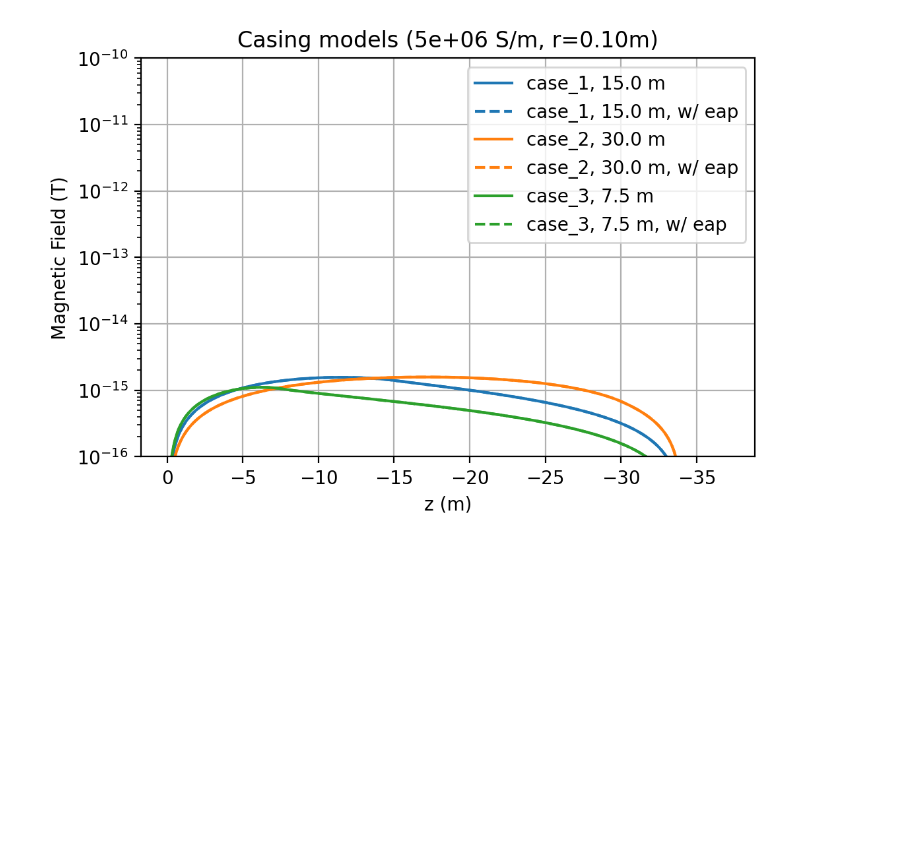
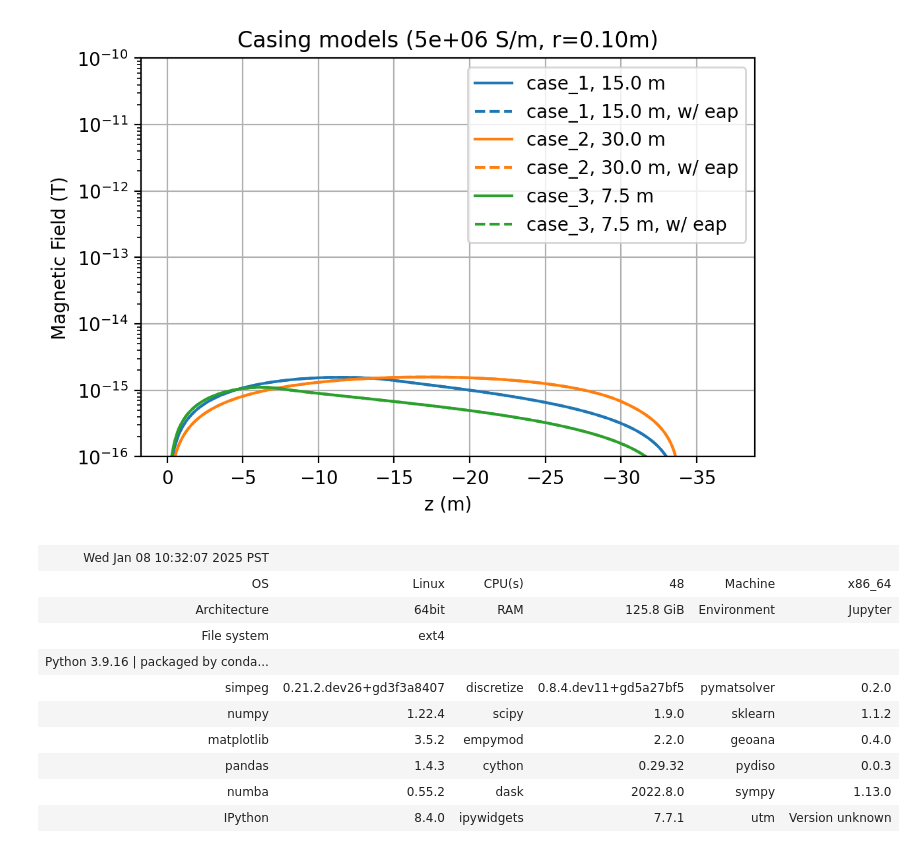
Before and after one commit to ubcgif/2024-sp-plug-and-abandonment, a Jupyter notebook: 1-plug-and-abandonment-steady-state.ipynb, the cells around one changed output. Drawn from its saved outputs; the diff is of its cells as text; code cells hidden in the pictures; blank space fills up the shorter version.

Commit message:
update notebooks, add environment file

```diff
--- a/1-plug-and-abandonment-steady-state.ipynb
+++ b/1-plug-and-abandonment-steady-state.ipynb
@@ -612,3 +612,17 @@ ax.set_title(f"Casing models ({conductivity_values['steel']:1.0e} S/m, r={magnet
 # %% [output]
 Text(0.5, 1.0, 'Casing models (5e+06 S/m, r=0.10m)')
 [figure]
+# %%
+Report()
+# %% [output]
+| Wed Jan 08 10:32:07 2025 PST |  |  |  |  |  |
+| OS | Linux | CPU(s) | 48 | Machine | x86_64 |
+| Architecture | 64bit | RAM | 125.8 GiB | Environment | Jupyter |
+| File system | ext4 |
+| Python 3.9.16 | packaged by conda... |  |  |  |  |  |
+| simpeg | 0.21.2.dev26+gd3f3a8407 | discretize | 0.8.4.dev11+gd5a27bf5 | pymatsolver | 0.2.0 |
+| numpy | 1.22.4 | scipy | 1.9.0 | sklearn | 1.1.2 |
+| matplotlib | 3.5.2 | empymod | 2.2.0 | geoana | 0.4.0 |
+| pandas | 1.4.3 | cython | 0.29.32 | pydiso | 0.0.3 |
+| numba | 0.55.2 | dask | 2022.8.0 | sympy | 1.13.0 |
+| IPython | 8.4.0 | ipywidgets | 7.7.1 | utm | Version unknown |
```
Also changed, not shown: parts of 1 cell of this notebook, 6 other files.
